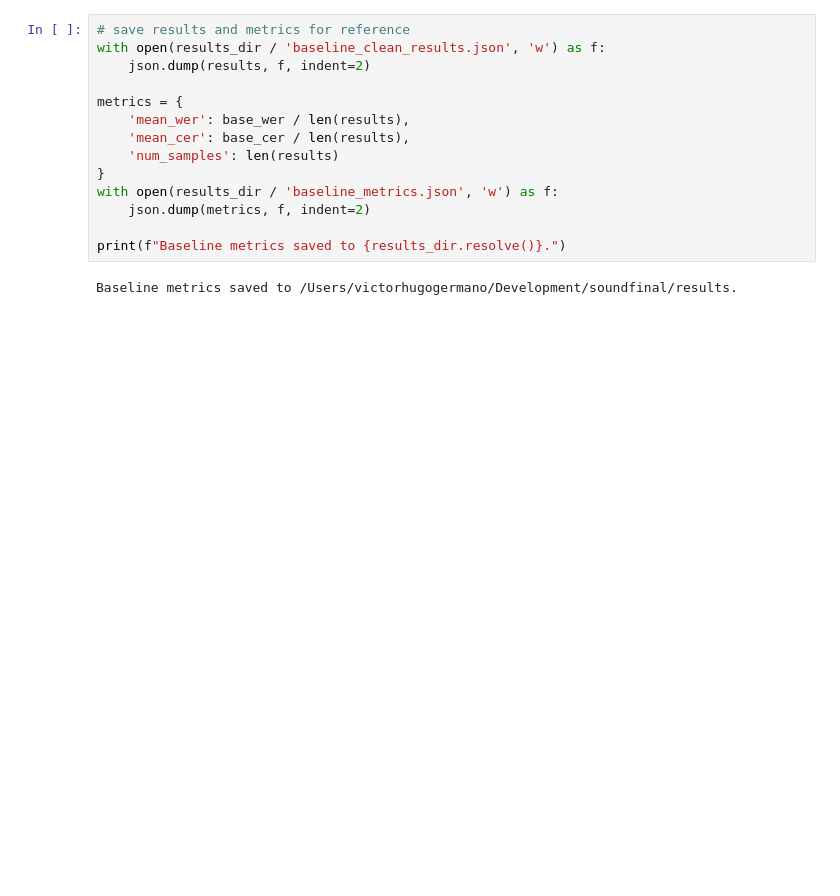
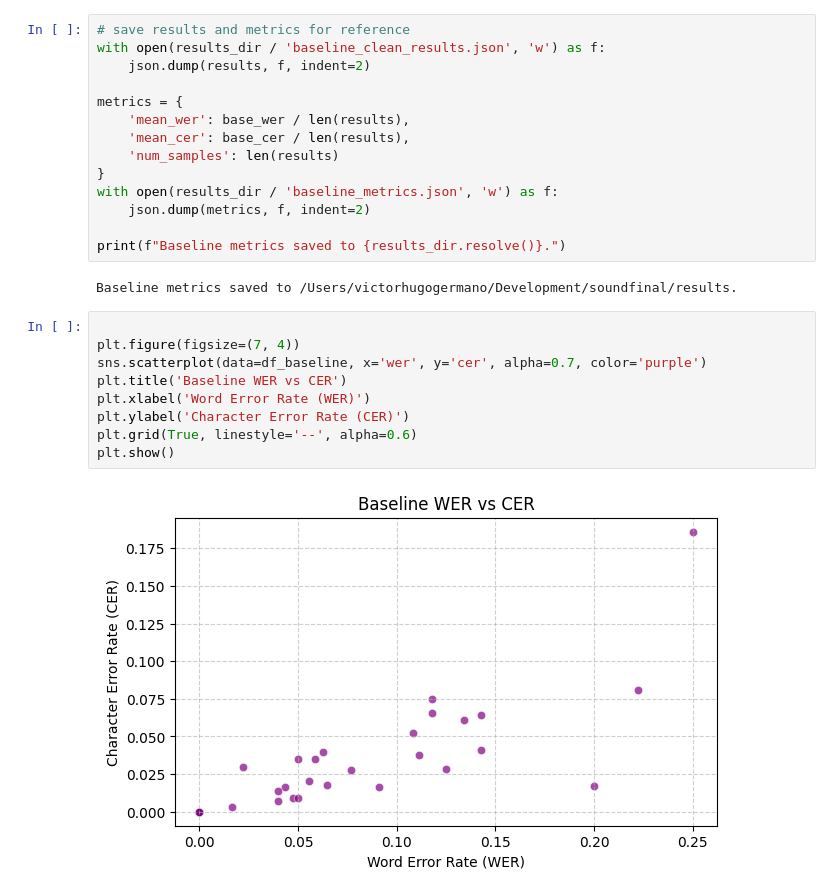
Before and after one commit to victorhg/aai-590-capstone, a Jupyter notebook: notebooks/02_performance_evaluation.ipynb, the cells around one changed output. Cells and saved outputs as stored; diff of their text form; blank space fills up the shorter version.

```diff
--- a/notebooks/02_performance_evaluation.ipynb
+++ b/notebooks/02_performance_evaluation.ipynb
@@ -202,3 +205,14 @@ with open(results_dir / 'baseline_metrics.json', 'w') as f:
 print(f"Baseline metrics saved to {results_dir.resolve()}.")
 # %% [output]
 Baseline metrics saved to /Users/victorhugogermano/Development/soundfinal/results.
+# %%
+
+plt.figure(figsize=(7, 4))
+sns.scatterplot(data=df_baseline, x='wer', y='cer', alpha=0.7, color='purple')
+plt.title('Baseline WER vs CER')
+plt.xlabel('Word Error Rate (WER)')
+plt.ylabel('Character Error Rate (CER)')
+plt.grid(True, linestyle='--', alpha=0.6)
+plt.show()
+# %% [output]
+[figure, added]
```
Also changed, not shown: parts of 5 cells of this notebook, 2 other files.
